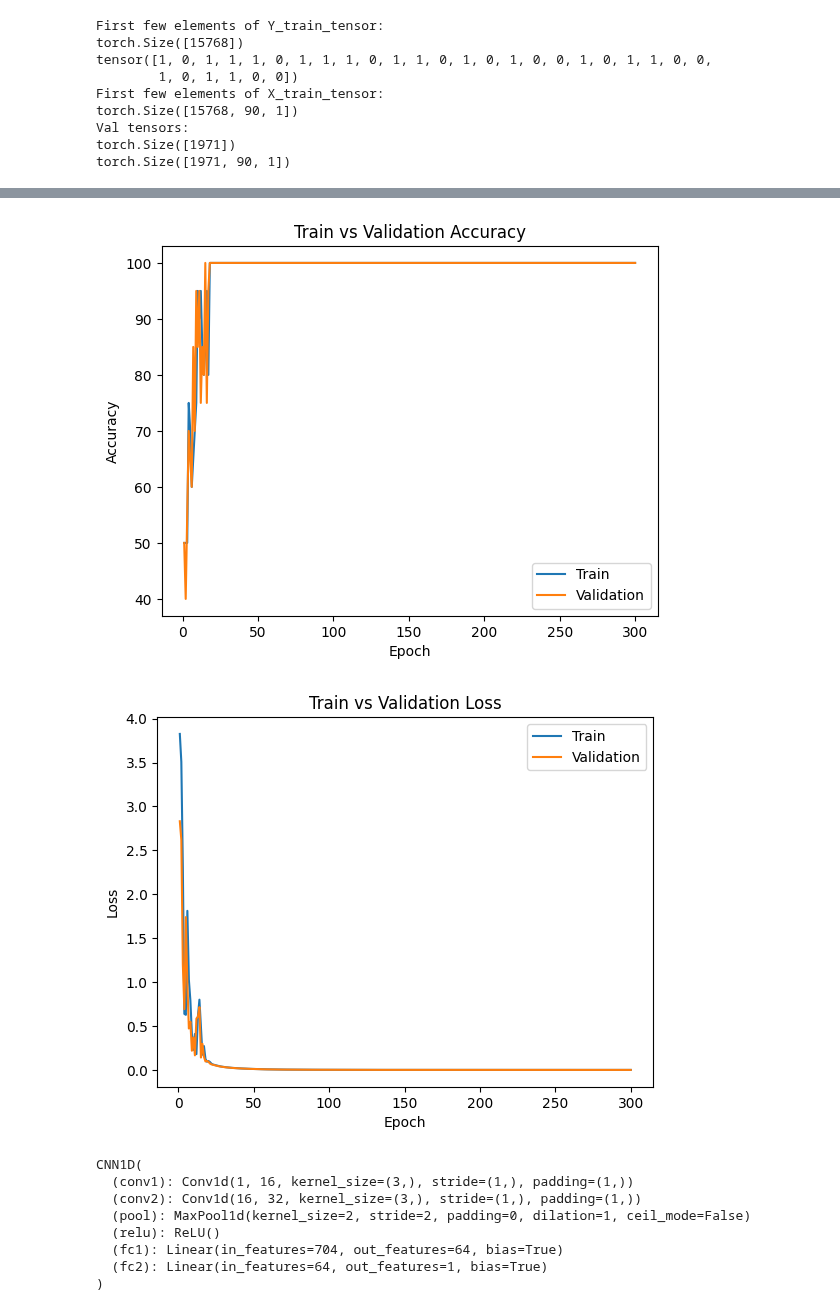
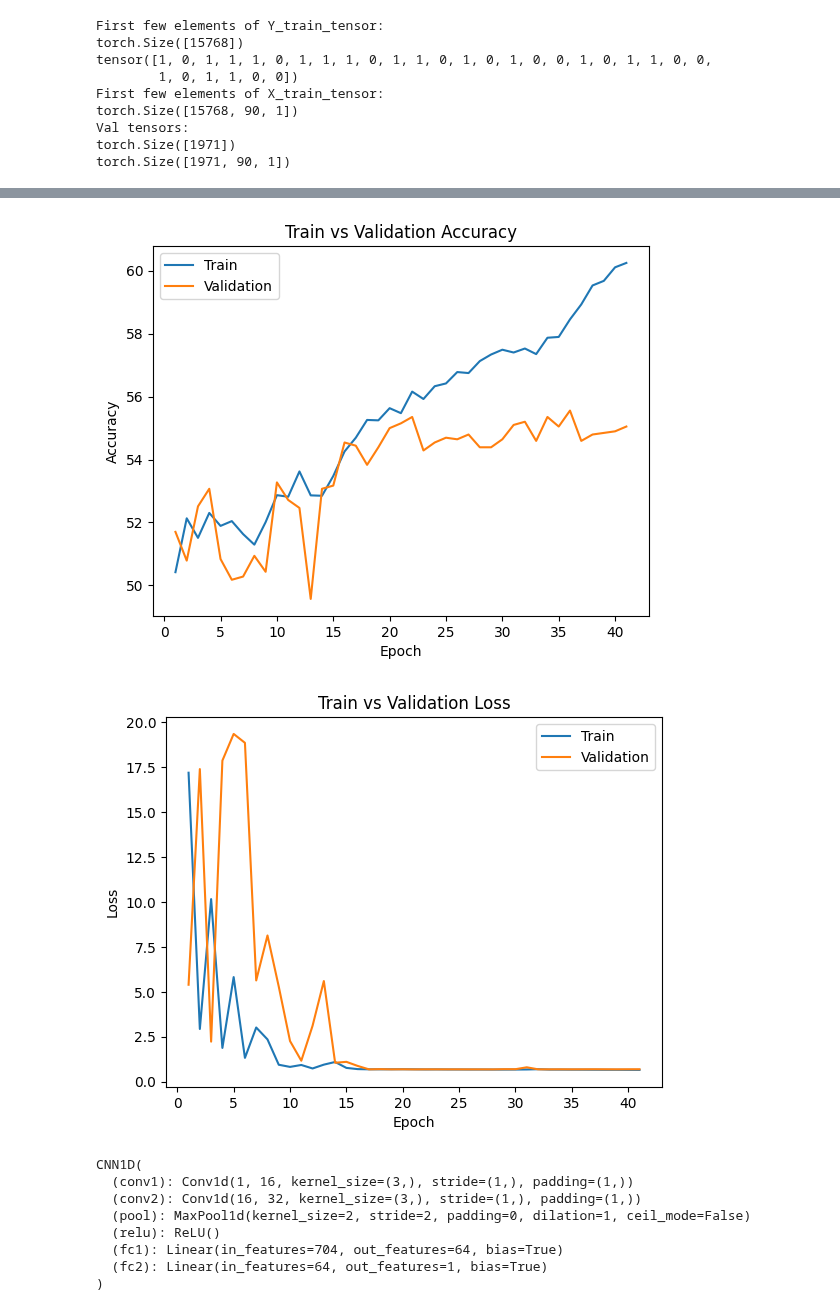
Before and after one commit to antoinevilain001/aps360project, a Jupyter notebook: antoine/cnn2.ipynb, the cells around one changed output, grey strips where cells are left out. Drawn from its saved outputs; the diff is of its cells as text; code cells hidden in the pictures.

```diff
--- a/antoine/cnn2.ipynb
+++ b/antoine/cnn2.ipynb
@@ -253,5 +253,5 @@ cnn_model = CNN1D()
 cnn_model.apply(init_weights)
 
 # Train Model
-train_and_validate(model=cnn_model, train_loader=sanity_loader, val_loader = sanity_loader, epochs=300)
+train_and_validate(model=cnn_model, train_loader=train_loader, val_loader=val_loader, epochs=50)
 # %% [output]
@@ -274,6 +274,6 @@ Val Loss: 0.0001 | Val Accuracy: 100.00%
 Loaded best model with lowest validation loss.
-[figure, old version]
+[figure, new version]
-[figure, old version]
+[figure, new version]
 CNN1D(
   (conv1): Conv1d(1, 16, kernel_size=(3,), stride=(1,), padding=(1,))
   (conv2): Conv1d(16, 32, kernel_size=(3,), stride=(1,), padding=(1,))
```
Also changed, not shown: parts of 1 cell of this notebook.
